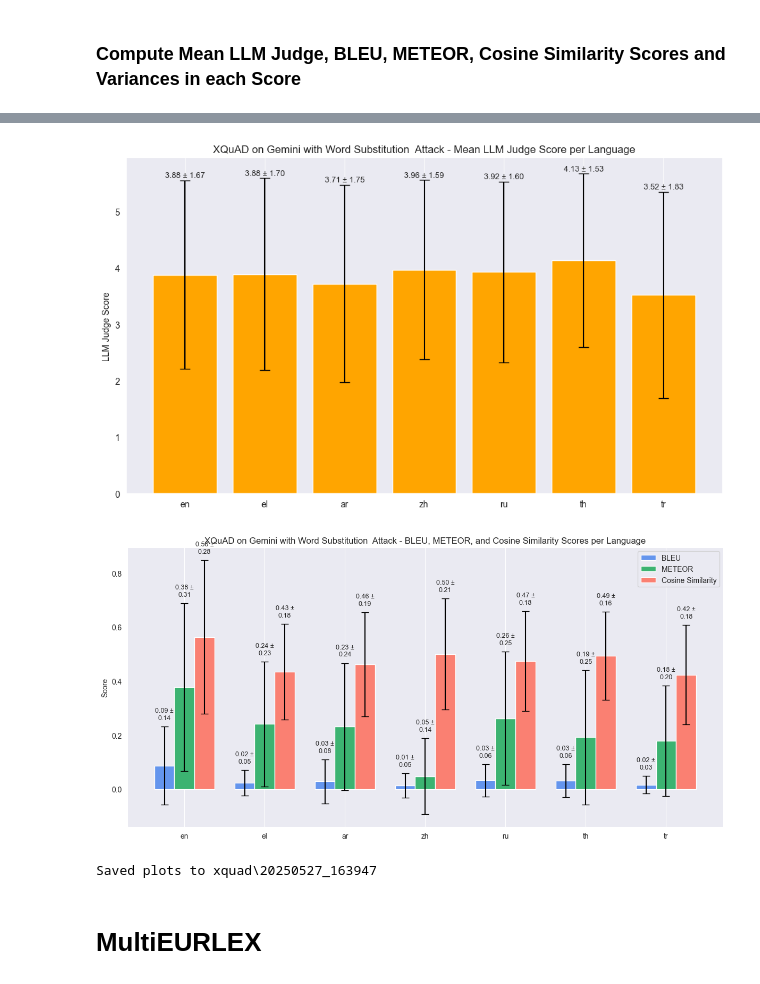
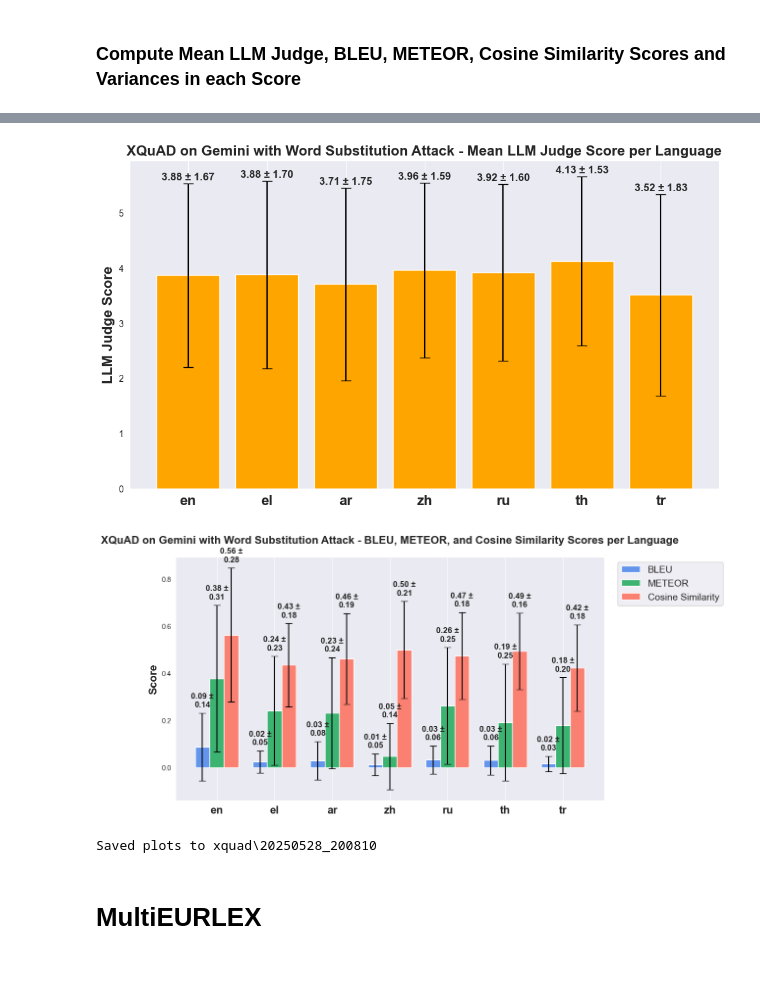
Before and after one commit to RobustML-Lab/Legal-Multilingual-Evaluation-of-LLMs, a Jupyter notebook: Pipeline/output/graphs/make_graphs.ipynb, the cells around one changed output, grey strips where cells are left out. Drawn from its saved outputs; the diff is of its cells as text; code cells hidden in the pictures.

Commit message:
fix graphing code

```diff
--- a/Pipeline/output/graphs/make_graphs.ipynb
+++ b/Pipeline/output/graphs/make_graphs.ipynb
@@ -12,7 +12,7 @@ from sklearn.metrics import confusion_matrix
 from collections import defaultdict
 from scipy.stats import entropy, mode
 
-root_dir = '../xnli/raw_results/google/attack_14'
+root_dir = '../xnli/raw_results/google/original'
 language_order = ['en', 'el', 'bg', 'es', 'fr', 'th']
 num_runs = 25
 num_classes = 3
@@ -249,10 +254,12 @@ for idx, lang in enumerate(language_order):
                     cbar_ax=cbar_ax if idx == 0 else None,
                     ax=ax,
                     vmin=0,
-                    vmax=vmax)
-        ax.set_title(f"{lang.upper()}")
-        ax.set_xlabel("Predicted")
-        ax.set_ylabel("True")
+                    vmax=vmax,
+                    annot_kws={'fontsize': 12, 'fontweight': 'bold'})
+        ax.set_title(f"{lang.upper()}", fontsize=16, fontweight='bold')
+        ax.set_xlabel("Predicted", fontsize=16, fontweight='bold')
+        ax.set_ylabel("True", fontsize=16, fontweight='bold')
+        ax.tick_params(axis='both', labelsize=12)
     else:
         ax.axis('off')
 
@@ -261,12 +268,13 @@ for idx in range(num_langs, len(axes)):
     axes[idx].axis('off')
 
 # Title and layout
-fig.suptitle("XNLI on Gemini with Word Substitution  Attack - Confusion Matrices by Language", fontsize=16)
+fig.suptitle("XNLI on Gemini - Confusion Matrices by Language",
+             fontsize=16, fontweight='bold')
 plt.tight_layout(rect=[0, 0, 0.9, 0.95])
 
 # Save
 pdf_path = os.path.join(plot_dir, "confusion_matrices.pdf")
-plt.savefig(pdf_path)
+plt.savefig(pdf_path, dpi=300, bbox_inches='tight')
 plt.show()
 
 print(f"Confusion matrices saved to: {pdf_path}")
@@ -484,22 +492,20 @@ def plot_llm_judge_scores(df, save_path=None):
 
     plt.figure(figsize=(10, 6))
     bars = plt.bar(x, means, yerr=stds, capsize=6, color='orange', label='LLM Judge Score')
-    plt.xticks(x, languages)
-    plt.ylabel("LLM Judge Score")
-    plt.title("XQuAD on Gemini with Word Substitution  Attack - Mean LLM Judge Score per Language")
 
-    # Add text: mean ± std
     for i, (mean, std) in enumerate(zip(means, stds)):
         label = f"{mean:.2f} ± {std:.2f}"
-        plt.text(x[i], mean + std + 0.02, label, ha='center', va='bottom', fontsize=9)
+        plt.text(x[i], mean + std + 0.02, label, ha='center', va='bottom', fontsize=12, fontweight='bold')
 
+    plt.xticks(x, languages, fontsize=16, fontweight='bold')
+    plt.ylabel("LLM Judge Score", fontsize=16, fontweight='bold')
+    plt.title("XQuAD on Gemini - Mean LLM Judge Score per Language",
+              fontsize=16, fontweight='bold')
     plt.grid(axis='y')
     plt.tight_layout()
     if save_path:
-        plt.savefig(save_path, format='pdf')
+        plt.savefig(save_path, format='pdf', dpi=300, bbox_inches='tight')
     plt.show()
-
-
 
 def plot_grouped_metrics(df, metrics, save_path=None):
     languages = df["Language"]
@@ -512,45 +518,44 @@ def plot_grouped_metrics(df, metrics, save_path=None):
         stds = np.sqrt(df[var_col])
         offset = (i - 1) * width
         bars = plt.bar(x + offset, means, width, yerr=stds, capsize=5, label=label, color=color)
 
-        # Add mean ± std labels
         for j, (mean, std) in enumerate(zip(means, stds)):
             label_text = f"{mean:.2f} ±\n{std:.2f}"
-            plt.text(x[j] + offset, mean + std + 0.02, label_text, ha='center', va='bottom', fontsize=9)
+            plt.text(x[j] + offset, mean + std + 0.02, label_text, ha='center', va='bottom',
+                     fontsize=12, fontweight='bold')
 
-    plt.xticks(x, languages)
-    plt.ylabel("Score")
-    plt.title("XQuAD on Gemini with Word Substitution  Attack - BLEU, METEOR, and Cosine Similarity Scores per Language")
-    plt.legend()
+    plt.xticks(x, languages, fontsize=16, fontweight='bold')
+    plt.ylabel("Score", fontsize=16, fontweight='bold')
+    plt.title("XQuAD on Gemini - BLEU, METEOR, and Cosine Similarity Scores per Language",
+              fontsize=16, fontweight='bold', pad=20)
+    plt.legend(loc='upper left', bbox_to_anchor=(1.02, 1), fontsize=14)
     plt.grid(axis='y')
     plt.tight_layout()
     if save_path:
-        plt.savefig(save_path, format='pdf')
+        plt.savefig(save_path, format='pdf', dpi=300, bbox_inches='tight')
     plt.show()
-
-
 
 # Load the latest metrics CSV
 csv_files = glob.glob("../xquad/analysis/metrics_summary_*.csv")
 latest_csv = max(csv_files, key=os.path.getctime)
 df = pd.read_csv(latest_csv)
 
 # Save and plot LLM Judge
 plot_llm_judge_scores(df, save_path=os.path.join(output_dir, "llm_judge_scores.pdf"))
 
 # Save and plot grouped metrics
 metric_list = [
     ("BLEU_Mean", "BLEU_Var", "BLEU", 'cornflowerblue'),
     ("METEOR_Mean", "METEOR_Var", "METEOR", 'mediumseagreen'),
     ("Cosine_Mean", "Cosine_Var", "Cosine Similarity", 'salmon')
 ]
 plot_grouped_metrics(df, metric_list, save_path=os.path.join(output_dir, "metric_scores_grouped.pdf"))
 
 print(f"Saved plots to {output_dir}")
 # %% [output]
-[figure, old version]
+[figure, new version]
-[figure, old version]
+[figure, new version]
-Saved plots to xquad\20250527_163947
+Saved plots to xquad\20250528_200810
 # %% [markdown]
 # MultiEURLEX
 # %% [markdown]
```
Also changed, not shown: parts of 7 cells of this notebook, 42 other files.
